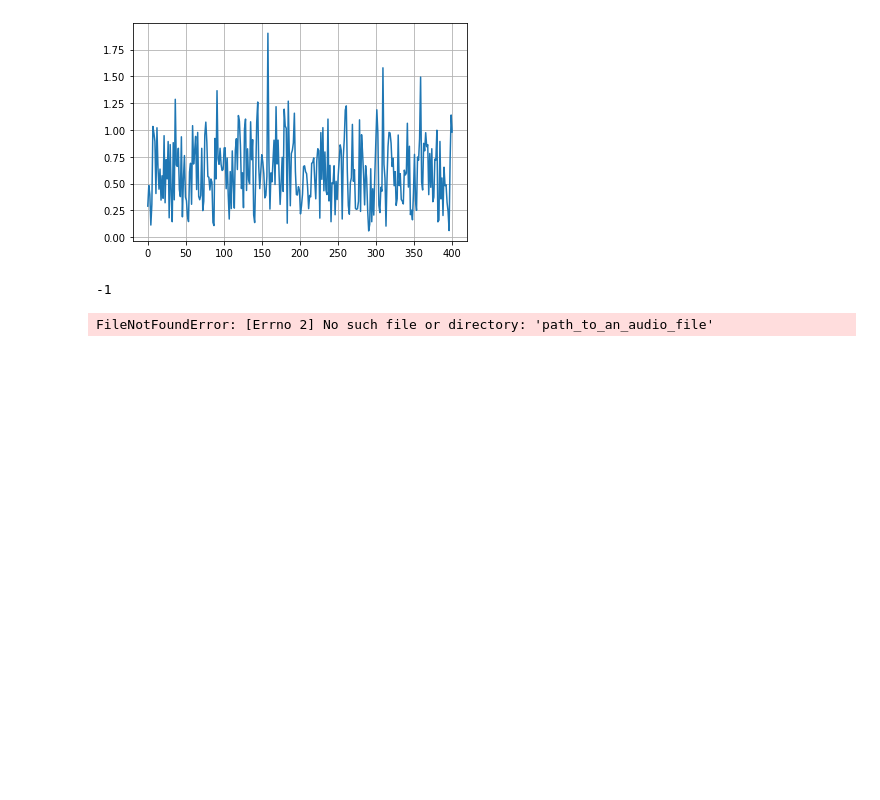
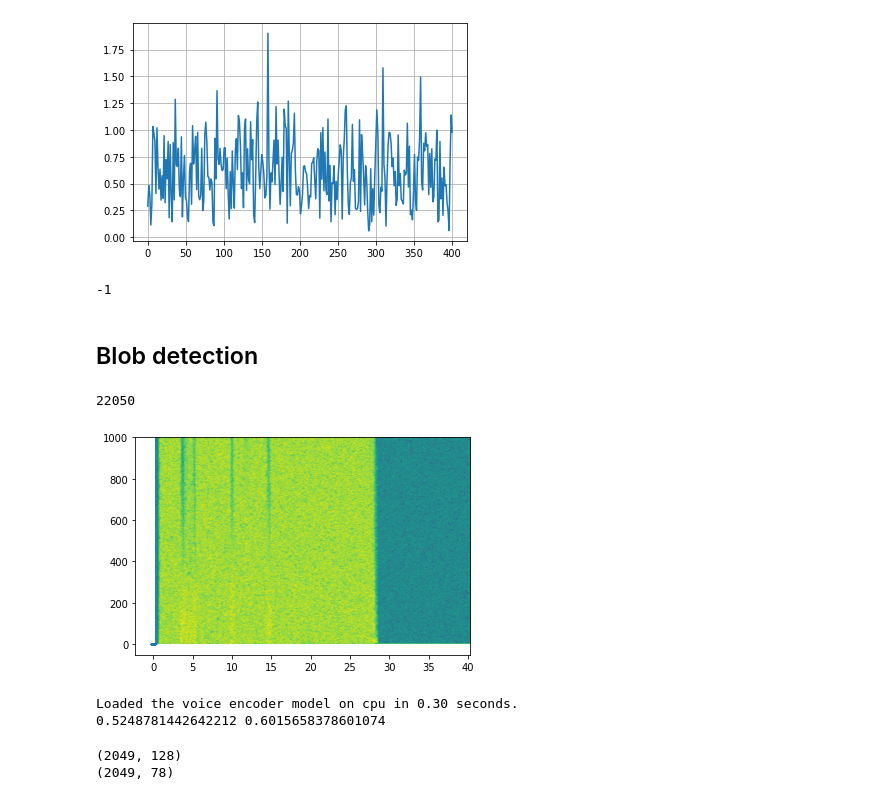
Before and after one commit to vik-vok/speech-similarity, a Jupyter notebook: voice_playing.ipynb, the cells around one changed output. Drawn from its saved outputs; the diff is of its cells as text; code cells hidden in the pictures; blank space fills up the shorter version.

```diff
--- a/voice_playing.ipynb
+++ b/voice_playing.ipynb
@@ -143,17 +135,63 @@ plt.show()
 int(np.min(2./N * yf[0:N//2])
 # %% [output]
 -1
+# %% [markdown]
+## Blob detection
+# %%
+print(sr_anc)
+# %% [output]
+22050
+# %%
+import matplotlib.pyplot as plt
+import numpy as np
+
+dt = 0.0005
+# t = np.arange(0.0, 20.0, dt)
+s1 = np.sin(2*np.pi*100*x_anc)
+s2 = 2*np.sin(2*np.pi*400*x_anc)
+
+# create a transient "chirp"
+mask = np.where(np.logical_and(x_anc > 10, x_anc < 12), 1.0, 0.0)
+s2 = s2 * mask
+
+# add some noise into the mix
+nse = 0.01*np.random.random(size=len(x_anc))
+
+x = s1 + s2 + nse  # the signal
+NFFT = 1024       # the length of the windowing segments
+Fs = int(1.0/dt)  # the sampling frequency
+
+# Pxx is the segments x freqs array of instantaneous power, freqs is
+# the frequency vector, bins are the centers of the time bins in which
+# the power is computed, and im is the matplotlib.image.AxesImage
+# instance
+
+# ax1 = plt.subplot(211)
+plt.plot(x_anc, x)
+# plt.subplot(212, sharex=ax1)
+Pxx, freqs, bins, im = plt.specgram(x, NFFT=NFFT, Fs=Fs, noverlap=900)
+plt.show()
+# %% [output]
+[figure, added]
 # %%
 from resemblyzer import VoiceEncoder, preprocess_wav
 from pathlib import Path
 import numpy as np
+from scipy import spatial
 
-fpath = Path("path_to_an_audio_file")
-wav = preprocess_wav(fpath)
+fpath_orig = Path("Voices/levioza-origin.wav")
+fpath_neg = Path("Voices/negative.wav")
+fpath_pos = Path("Voices/positive.wav")
+wav_orig = preprocess_wav(fpath_orig)
+wav_neg = preprocess_wav(fpath_neg)
+wav_pos = preprocess_wav(fpath_pos)
 
 encoder = VoiceEncoder()
-embed = encoder.embed_utterance(wav)
+embed_orig = encoder.embed_utterance(wav_orig)
+embed_pos = encoder.embed_utterance(wav_pos)
+embed_neg = encoder.embed_utterance(wav_neg)
 np.set_printoptions(precision=3, suppress=True)
-print(embed)
+print(spatial.distance.cosine(embed_orig, embed_pos), spatial.distance.cosine(embed_orig, embed_neg))
 # %% [output]
-FileNotFoundError: [Errno 2] No such file or directory: 'path_to_an_audio_file'
+Loaded the voice encoder model on cpu in 0.30 seconds.
+0.5248781442642212 0.6015658378601074
@@ -159,0 +348,6 @@ FileNotFoundError: [Errno 2] No such file or directory: 'path_to_an_audio_file'
+# %%
+pos_amps = generate_fingerprints(channels_pos[1])
+orig_amps = generate_fingerprints(channels_orig[1])
+# %% [output]
+(2049, 128)
+(2049, 78)
```
Also changed, not shown: parts of 26 cells of this notebook.
